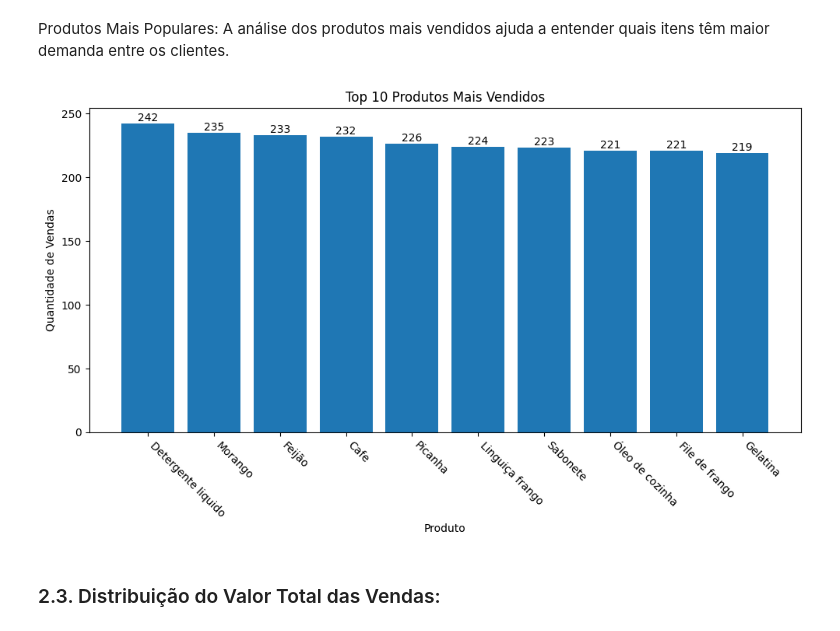
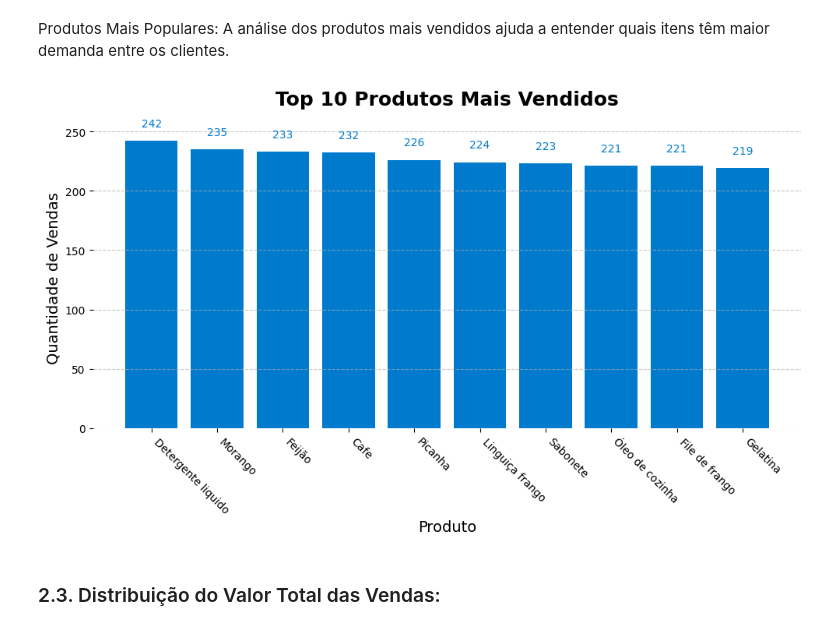
Before and after one commit to Jandersolutions/super_mercado, a Jupyter notebook: notebooks/projeto.ipynb, the cells around one changed output. Cells and saved outputs as stored; diff of their text form; code cells hidden in the pictures.

```diff
--- a/notebooks/projeto.ipynb
+++ b/notebooks/projeto.ipynb
@@ -91,20 +106,38 @@ Produtos Mais Populares: A análise dos produtos mais vendidos ajuda a entender
 # %%
 # Produtos mais vendidos
 top_products = df['produto'].value_counts().head(10).reset_index()
 top_products.columns = ['produto', 'quantidade_vendas']
 plt.figure(figsize=(10, 6))
-plt.bar(top_products['produto'], top_products['quantidade_vendas'])
-plt.title('Top 10 Produtos Mais Vendidos')
-plt.xlabel('Produto')
-plt.ylabel('Quantidade de Vendas')
-plt.xticks(rotation=-45, ha='left')  # Rotacionar rótulos do eixo x
+# Define a cor de tom de azul
+blue_color = '#007acc'
+# Plotar as barras
+bars = plt.bar(top_products['produto'], top_products['quantidade_vendas'], color=blue_color)
+plt.title('Top 10 Produtos Mais Vendidos', fontsize=18, fontweight='bold', pad=20)  # Adiciona espaçamento ao título
+plt.xlabel('Produto', fontsize=14)
+plt.ylabel('Quantidade de Vendas', fontsize=14)
+plt.xticks(rotation=-45, ha='left')
 # Adicionar os números acima das barras
-for i, row in top_products.iterrows():
-    plt.text(row['produto'], row['quantidade_vendas'], str(row['quantidade_vendas']), ha='center', va='bottom')
+for bar in bars:
+    yval = bar.get_height()
+    plt.text(bar.get_x() + bar.get_width()/2, yval + 10, int(yval),
+             ha='center', va='bottom', color=blue_color, fontsize=10)
+# Remover bordas do gráfico
+plt.box(False)
+# Estilizar eixos
+plt.gca().spines['top'].set_visible(False)
+plt.gca().spines['right'].set_visible(False)
+plt.gca().spines['bottom'].set_color('lightgray')
+plt.gca().spines['left'].set_color('lightgray')
+# Remover eixo superior e direito
+plt.gca().xaxis.set_ticks_position('bottom')
+plt.gca().yaxis.set_ticks_position('left')
+# Adicionar linhas de grade
+plt.gca().grid(axis='y', linestyle='--', alpha=0.7)
+# Ajustar o layout
 plt.tight_layout()
 plt.show()
 # %% [output]
-[figure, old version]
+[figure, new version]
 # %% [markdown]
 ### 2.3. Distribuição do Valor Total das Vendas:
 # %% [markdown]
```
Also changed, not shown: parts of 4 cells of this notebook.
